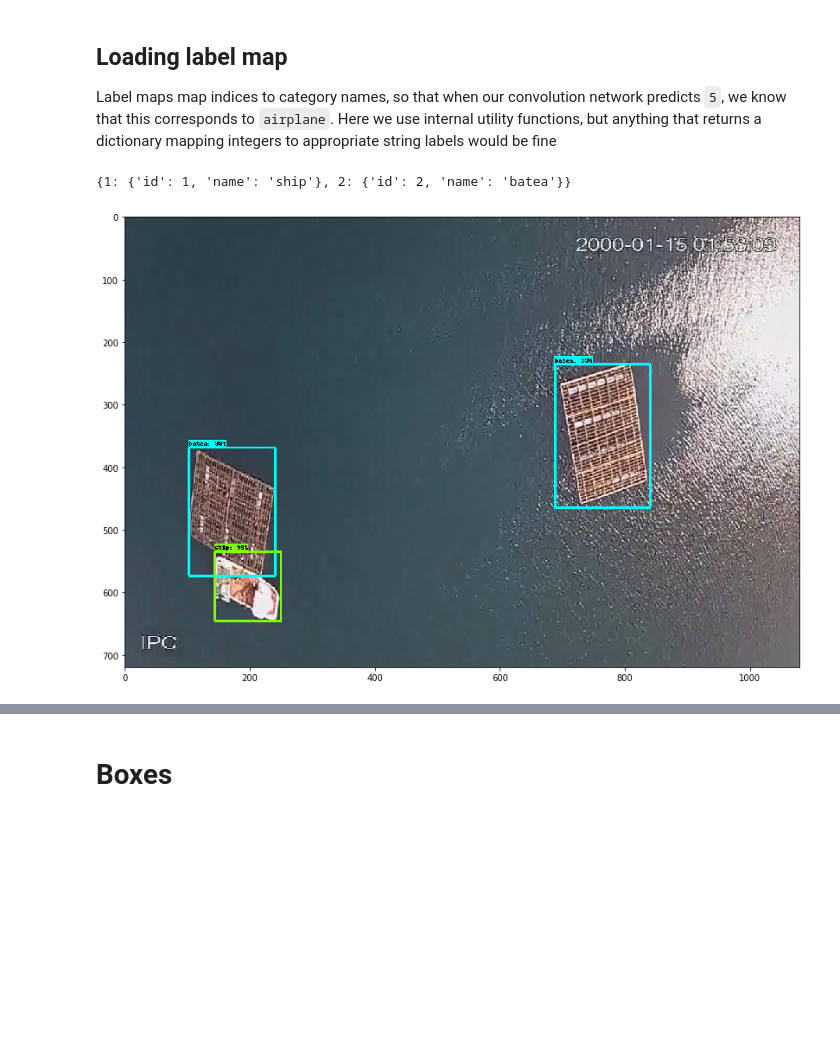
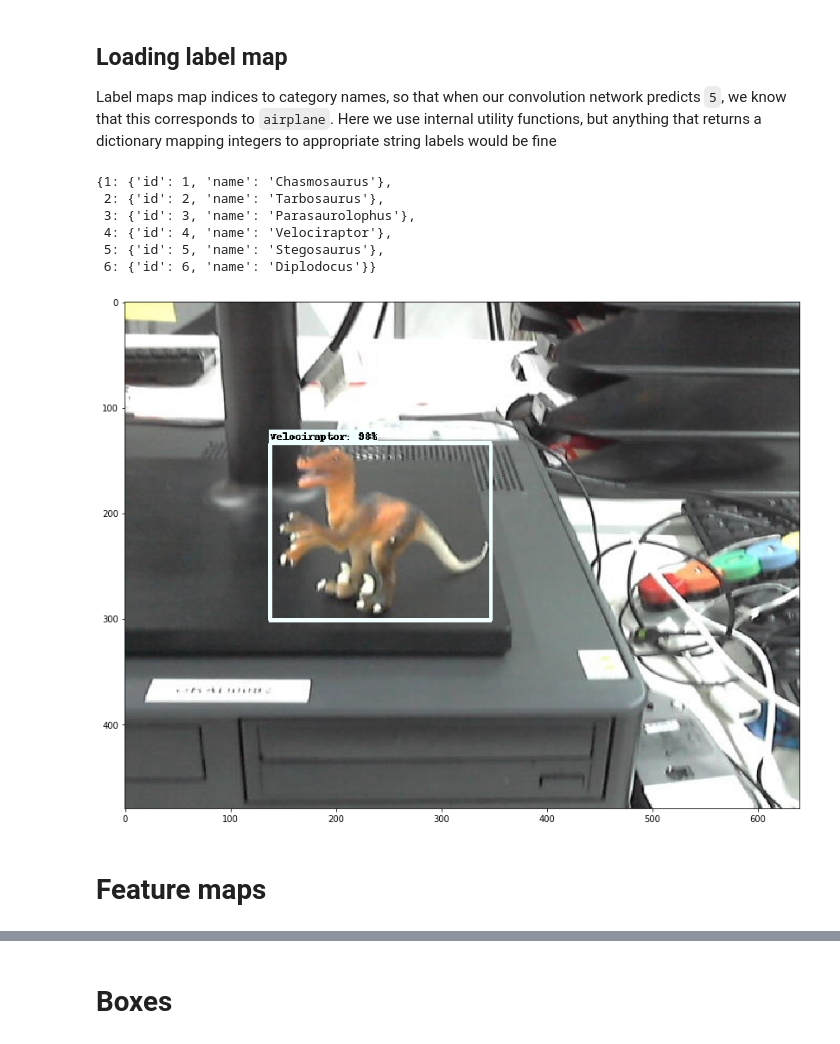
Before and after one commit to rubenrua/gdgdevfest, a Jupyter notebook: explore_model.ipynb, the cells around one changed output, grey strips where cells are left out. Saved outputs shown, nothing was run; the diff lists cells and outputs as text; code cells hidden in the pictures; blank space fills up the shorter version.

```diff
--- a/explore_model.ipynb
+++ b/explore_model.ipynb
@@ -37,3 +29,9 @@ NUM_CLASSES = 2
+# %%
+PATH_TO_PB = "exported_graphs/faster_rcnn_inception_v2.pb"
+
+PATH_TO_LABELS = "jobs/sample_job/data/label_map.pbtxt"
+
+NUM_CLASSES = 6
 # %% [markdown]
 ## Load a (frozen) Tensorflow model into memory.
 # %%
@@ -74,44 +74,50 @@ category_index = label_map_util.create_category_index(categories)
 # %%
 category_index
 # %% [output]
-{1: {'id': 1, 'name': 'ship'}, 2: {'id': 2, 'name': 'batea'}}
+{1: {'id': 1, 'name': 'Chasmosaurus'},
+ 2: {'id': 2, 'name': 'Tarbosaurus'},
+ 3: {'id': 3, 'name': 'Parasaurolophus'},
+ 4: {'id': 4, 'name': 'Velociraptor'},
+ 5: {'id': 5, 'name': 'Stegosaurus'},
+ 6: {'id': 6, 'name': 'Diplodocus'}}
 # %%
 with detection_graph.as_default():
     with tf.Session(graph=detection_graph) as sess:
 
         # Definite input and output Tensors for detection_graph
         image_tensor = detection_graph.get_tensor_by_name('image_tensor:0')
-
+        last_conv = detection_graph.get_tensor_by_name('Conv/Relu6:0')
         # Each box represents a part of the image where a particular object was detected.
         detection_boxes = detection_graph.get_tensor_by_name('detection_boxes:0')
         # Each score represent how level of confidence for each of the objects.
         # Score is shown on the result image, together with the class label.
         detection_scores = detection_graph.get_tensor_by_name('detection_scores:0')
         detection_classes = detection_graph.get_tensor_by_name('detection_classes:0')
 
-        image = Image.open("/home/diglesia/Escritorio/dataset_ship_batea/train/2image-243.jpeg")
-        image = image.resize((1080, 720))
+        image = Image.open("vr.png")
         image_np = np.array(image)
 
         # Expand dimensions since the model expects images to have shape: [1, None, None, 3]
         image_np_expanded = np.expand_dims(image_np, axis=0)
 
         # Actual detection.
-        (boxes, scores, classes) = sess.run(
-          [detection_boxes, detection_scores, detection_classes],
+        (feature_maps, boxes, scores, classes) = sess.run(
+          [last_conv, detection_boxes, detection_scores, detection_classes],
           feed_dict={image_tensor: image_np_expanded})
 
         # Visualization of the results of a detection.
         vis_util.visualize_boxes_and_labels_on_image_array(
           image_np,
           np.squeeze(boxes),
           np.squeeze(classes).astype(np.int32),
           np.squeeze(scores),
           category_index,
           use_normalized_coordinates=True,
           line_thickness=4)
 
         plt.figure(figsize=(14, 14))
         plt.imshow(image_np)
 # %% [output]
-[figure, old version]
+[figure, new version]
+# %% [markdown]
+# Feature maps
```
Also changed, not shown: parts of 12 cells of this notebook.
